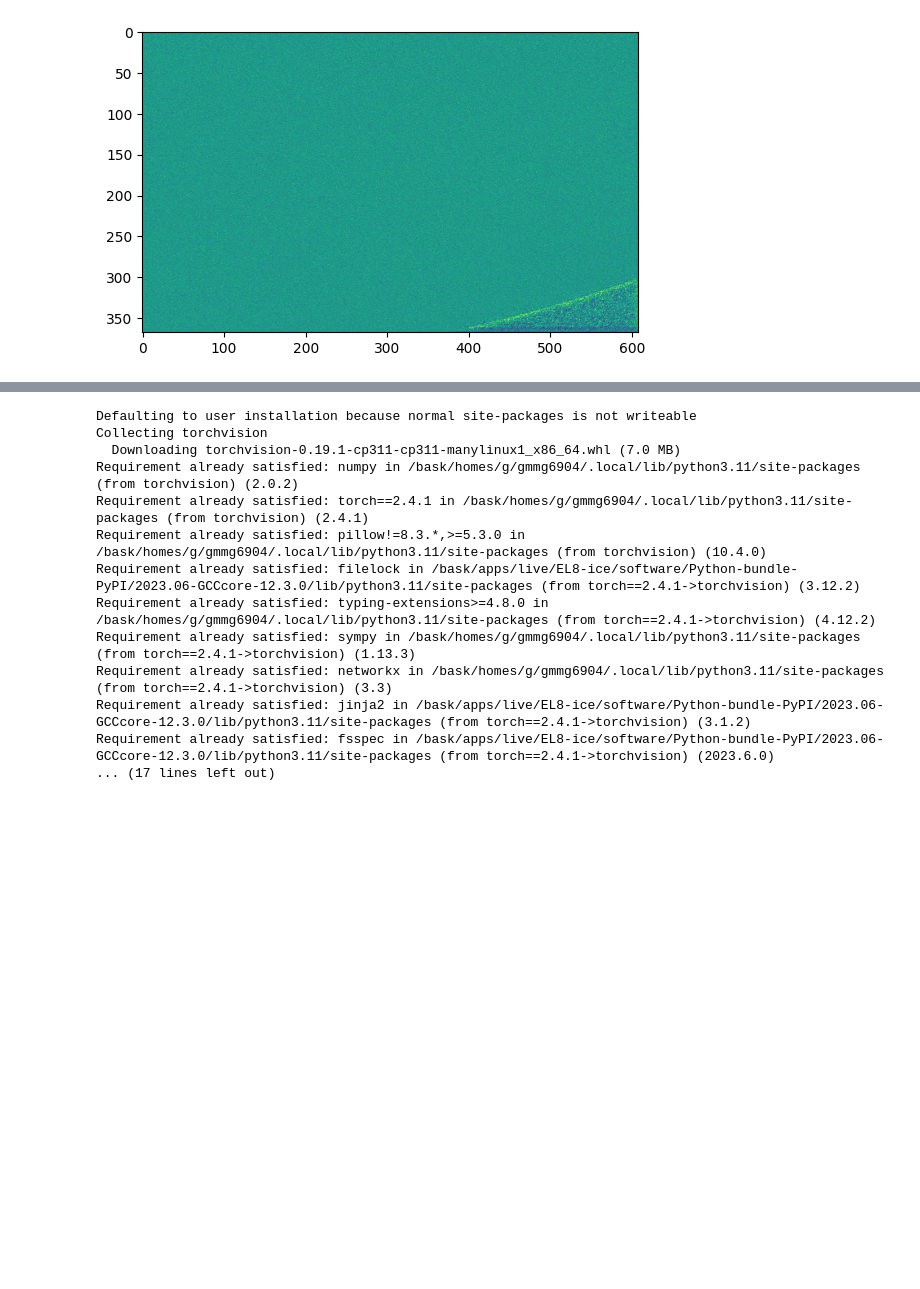
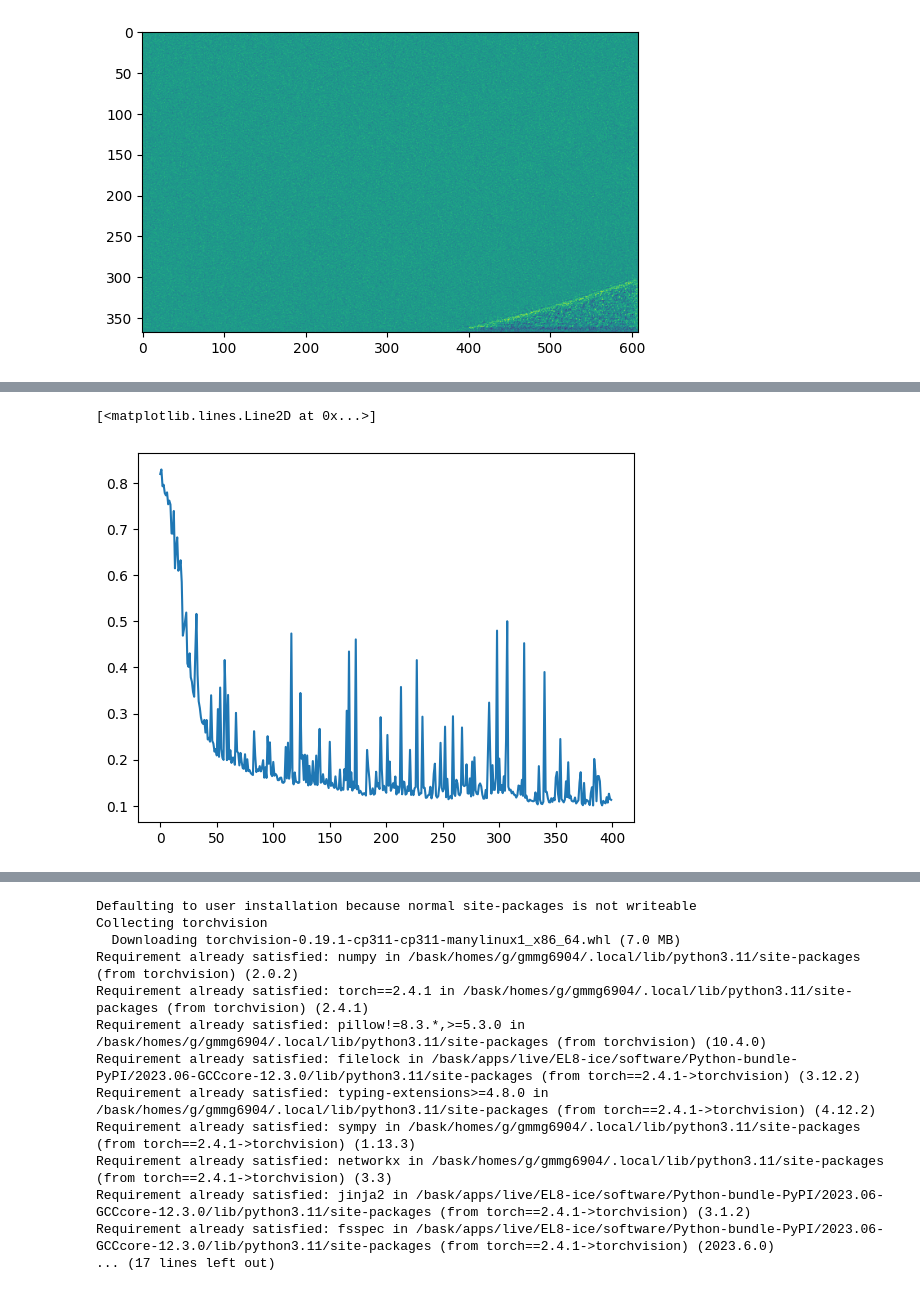
Before and after one commit to alan-turing-institute/ocf-diffusion, a Jupyter notebook: 02-data_loader_demo.ipynb, the cells around one changed output, grey strips where cells are left out. Saved outputs shown, nothing was run; the diff lists cells and outputs as text; code cells hidden in the pictures; blank space fills up the shorter version.

```diff
--- a/02-data_loader_demo.ipynb
+++ b/02-data_loader_demo.ipynb
@@ -229,28 +221,28 @@ ax.imshow(pred[1].to("cpu").squeeze().detach().numpy())
 [figure]
 # %%
 from tqdm.notebook import tqdm
+import torch.nn.functional as F
 # Create a scheduler
 noise_scheduler = DDPMScheduler(num_train_timesteps=1000, beta_schedule="squaredcos_cap_v2")
 
 # How many runs through the data should we do?
-n_epochs = 1
+n_epochs = 2
 
-# Our loss function
-loss_fn = MaskedLoss()
+model = ConditionedUnet(x_cropped_shape, history_steps=HISTORY_STEPS).to(device)
 
 # The optimizer
-opt = torch.optim.Adam(model.parameters(), lr=1e-3)
+opt = torch.optim.Adam(model.parameters(), lr=3e-4)
 
 # Keeping a record of the losses for later viewing
 losses = []
 best_loss = 999
 best_model = None
 
-
+status_bar = tqdm(train_dataloader)
 
 # The training loop
 for epoch in range(n_epochs):
-    for i, (x, y) in enumerate(tqdm(train_dataloader)):
+    for i, (x, y) in enumerate(status_bar):
 
         if torch.mean(x) == -1:
             continue
@@ -262,20 +254,22 @@ for epoch in range(n_epochs):
         # must be before data rescaling, after cropping
         nan_mask = (x == -1) & (y == -1)
 
+        # scale data to -1, +1 [nans will go to -2]
         x, y = x * 2 - 1, y  * 2 - 1
-        # Calculate required crop for the input dims to be divisible by 16
-        y_cropped_shape = [(size // 16) * 16 for size in y.shape[-2:]]
-        y_cropped = y[..., :y_cropped_shape[0], :y_cropped_shape[1]]
+
         noise = torch.randn_like(y)  # base noise on the target image
         timesteps = torch.randint(0, 999, (x.shape[0],)).long().to(device)
         noisy_y = noise_scheduler.add_noise(y, noise, timesteps)  # Note that we pass in the target y
 
         # Predict the noise based on previous images and the noisy forecast target
-        pred = model(noisy_y, x, timesteps).reshape(y.shape)
+        pred = model(noisy_y, x, timesteps)
 
 
         # Calculate the loss
-        loss = loss_fn(pred, noise, nan_mask)  # How close is the output to the noise
+        noise[nan_mask] = torch.nan
+        loss = torch.nanmean(F.l1_loss(pred, noise, reduction="none"))
+
+        status_bar.set_description(f"{loss=:.5g}")
 
         # Backprop and update the params:
         opt.zero_grad()
@@ -284,17 +278,20 @@ for epoch in range(n_epochs):
 
         # Store the loss for later
         losses.append(loss.item())
-        print(f"Loss: {loss.item():05f}")
+        # print(f"Loss: {loss.item():05f}")
 
         if loss.item() < best_loss:
             best_loss = loss.item()
             best_model = model
 
+        if (i+1) % 200 == 0:
+            break
+
     # Print out the average of the last 100 loss values to get an idea of progress:
     avg_loss = sum(losses[-100:]) / 100
     print(f"Finished epoch {epoch}. Average of the last 100 loss values: {avg_loss:05f}")
 
-    torch.save(best_model, f'best-model-epoch-{epoch}.pt')
+    torch.save(best_model, f'best-model-epoch-{epoch}-loss-{best_loss:.3g}.pt')
 
 # View the loss curve
 plt.plot(losses)
@@ -319,3 +301,5 @@ Loss: 0.094729
+[<matplotlib.lines.Line2D at 0x...>]
+[figure, added]
 # %%
 # example sample
 from tqdm.notebook import tqdm
```
Also changed, not shown: parts of 6 cells of this notebook.
